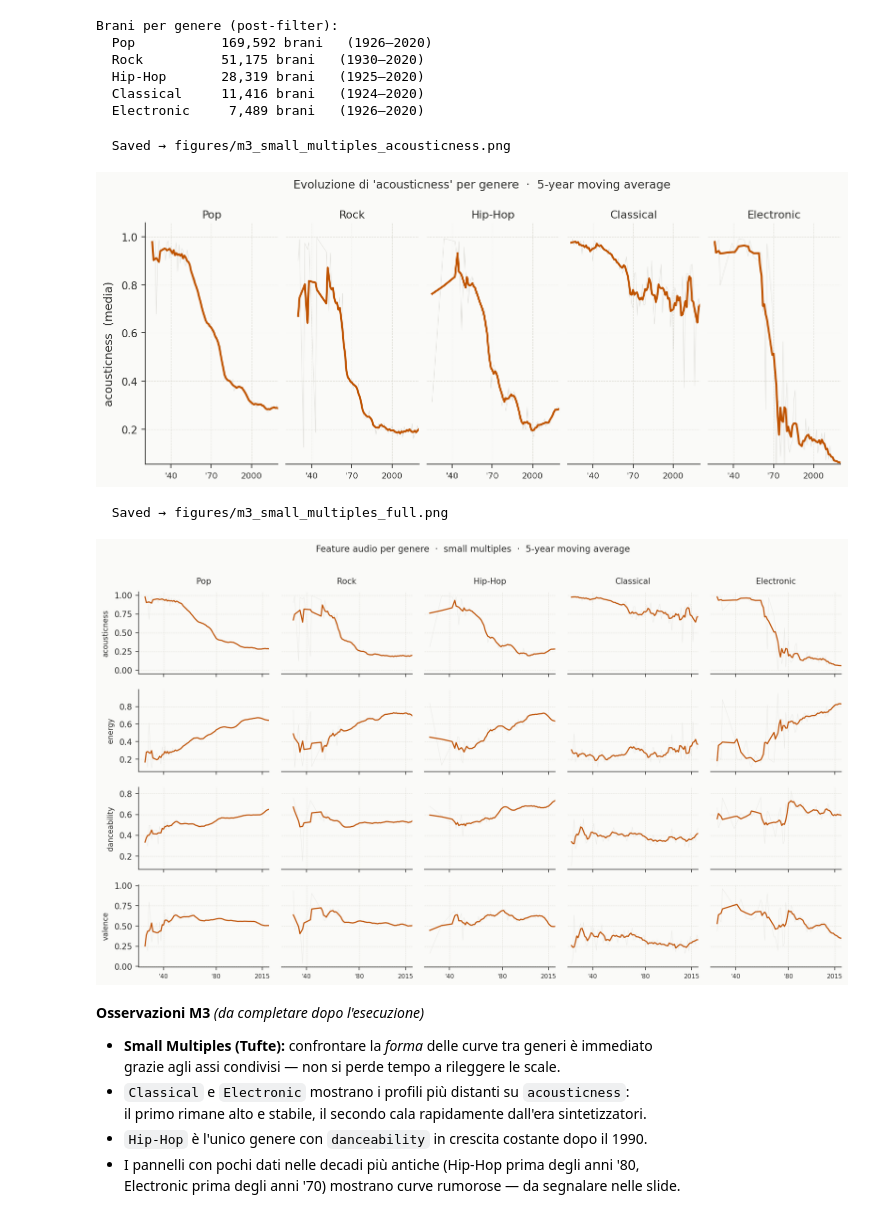
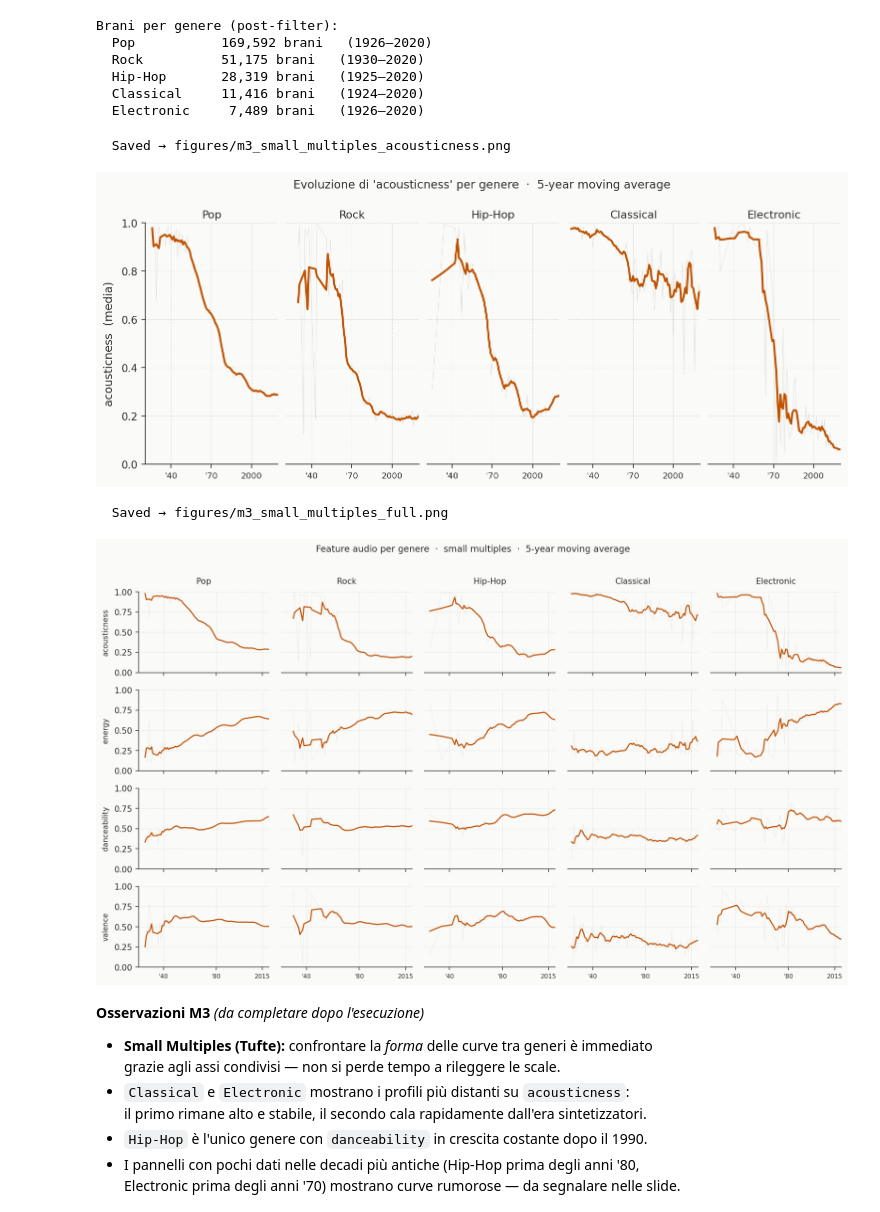
Before and after one commit to arcadiacipolla/La_Trasformazione_del_Suono_-_Scientific_Visualization, a Jupyter notebook: the_shape_of_music.ipynb, the cells around one changed output. Drawn from its saved outputs; the diff is of its cells as text; code cells hidden in the pictures.

```diff
--- a/the_shape_of_music.ipynb
+++ b/the_shape_of_music.ipynb
@@ -133,24 +133,24 @@ Tab. 1 — Statistiche descrittive delle feature audio (dataset post-pulizia)
 fig, ax = plt.subplots(figsize=(7, 3.5))
 apply_style(ax)
 
-genre_counts = df["genre"].value_counts()
-
-# Colori: HIGHLIGHT per i generi con una categoria definita, MUTED per "Other"
+# Ordine ascending: genere più raro in basso, più comune in cima.
+# Nessun reversed() — etichette, colori e valori sono allineati.
+genre_counts = df["genre"].value_counts().sort_values(ascending=True)
 bar_colors = [HIGHLIGHT if g != "Other" else MUTED for g in genre_counts.index]
 
 bars = ax.barh(
     range(len(genre_counts)),
     genre_counts.values,
-    color=list(reversed(bar_colors)),
+    color=bar_colors,
     height=0.6,
     zorder=2,
 )
 ax.set_yticks(range(len(genre_counts)))
-ax.set_yticklabels(list(reversed(genre_counts.index)))
+ax.set_yticklabels(genre_counts.index)
 
-# Percentuale come etichetta diretta a fine barra
-for i, (bar, val) in enumerate(zip(bars, reversed(genre_counts.values))):
-    pct = val / len(df) * 100
+# bar.get_width() è sempre il valore corretto per quella barra
+for bar in bars:
+    pct = bar.get_width() / len(df) * 100
     ax.text(
         bar.get_width() + len(df) * 0.003,
         bar.get_y() + bar.get_height() / 2,
@@ -395,9 +401,9 @@ fig = plt.figure(figsize=(12, 4.2))
 apply_style()
 gs  = gridspec.GridSpec(1, len(TOP_GENRES), figure=fig, wspace=0.06)
 
-# Range y condiviso sui dati lisciati reali (Lie Factor = 0)
-y_vals = genre_yearly["smooth"].dropna()
-y_min, y_max = y_vals.min() * 0.88, y_vals.max() * 1.08
+# Y da 0 a 1: range completo delle feature audio normalizzate da Spotify.
+# Non comprimere l'asse anche se le curve non raggiungono 0:
+# la variazione piccola è informazione, non un difetto (Lie Factor = 0).
 
 axes = []
 for i, genre in enumerate(TOP_GENRES):
@@ -412,41 +418,41 @@ for i, genre in enumerate(TOP_GENRES):
             color=MUTED, linewidth=0.45, alpha=0.35)
 
     # Media mobile — evidenziata in HIGHLIGHT
     ax.plot(data["year"], data["smooth"],
             color=HIGHLIGHT, linewidth=1.9)
 
     # Titolo interno al pannello
     ax.set_title(genre, fontsize=10.5, fontweight="500", pad=5)
 
-    ax.set_xlim(1921, 2020)
-    ax.set_ylim(y_min, y_max)
+    ax.set_xlim(1922, 2020)
+    ax.set_ylim(0, 1)
     ax.spines["top"].set_visible(False)
     ax.spines["right"].set_visible(False)
 
     if i == 0:
         ax.set_ylabel(f"{FEATURE_FOCUS}  (media)")
     else:
         ax.spines["left"].set_visible(False)
         ax.tick_params(axis="y", left=False, labelleft=False)
 
     ax.set_xticks([1940, 1970, 2000])
     ax.set_xticklabels(["'40", "'70", "2000"], fontsize=8)
 
 fig.suptitle(
     f"Evoluzione di '{FEATURE_FOCUS}' per genere  ·  5-year moving average",
     y=1.02, fontsize=11
 )
 plt.tight_layout()
 save_fig(fig, "m3_small_multiples_acousticness")
 plt.show()
 # %% [output]
   Saved → figures/m3_small_multiples_acousticness.png
-[figure, old version]
+[figure, new version]
 # %%
 # ── Small Multiples estesi — griglia (feature × genere) ─────────────────────
 # Versione completa: 4 feature × 5 generi = 20 pannelli.
-# sharey="row" → stessa scala per ogni feature su tutti i generi,
-# scale diverse tra feature diverse (coerente con i range diversi).
+# sharey="row" + set_ylim(0,1): stessa scala per ogni feature su tutti i generi.
+# Tutte le feature audio Spotify sono in [0,1] → asse ancorato a 0 (Lie Factor=0).
 
 FEATURES_GRID = ["acousticness", "energy", "danceability", "valence"]
 N_FEAT, N_GEN = len(FEATURES_GRID), len(TOP_GENRES)
@@ -492,7 +498,8 @@ for row, feat in enumerate(FEATURES_GRID):
         if row == N_FEAT - 1:
             ax.set_xticks([1940, 1980, 2015])
             ax.set_xticklabels(["'40", "'80", "2015"], fontsize=7.5)
-        ax.set_xlim(1921, 2020)
+        ax.set_xlim(1922, 2020)
+        ax.set_ylim(0, 1)   # range fisso [0,1] per tutte le feature
         ax.tick_params(axis="x", labelsize=7.5)
 
 fig.suptitle(
@@ -504,7 +511,7 @@ save_fig(fig, "m3_small_multiples_full")
 plt.show()
 # %% [output]
   Saved → figures/m3_small_multiples_full.png
-[figure, old version]
+[figure, new version]
 # %% [markdown]
 **Osservazioni M3** *(da completare dopo l'esecuzione)*
 
```
Also changed, not shown: parts of 16 cells of this notebook, 1 other file.
